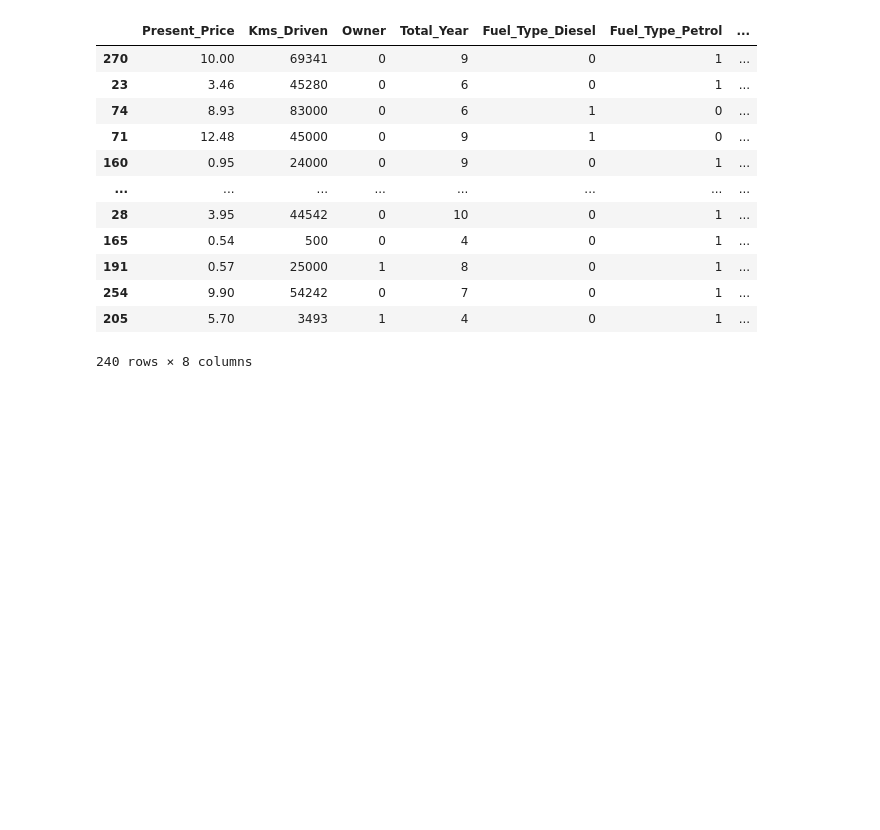
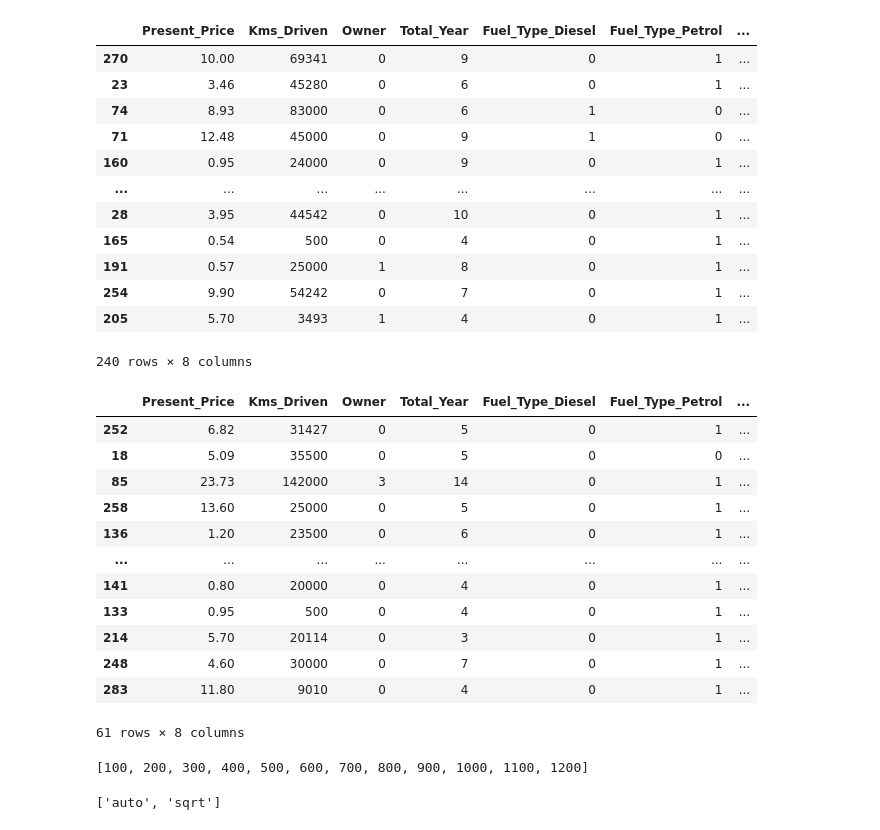
Before and after one commit to bidhyapokharel/Machine-Learning-Project, a Jupyter notebook: Untitled.ipynb, the cells around one changed output. Saved outputs shown, nothing was run; the diff lists cells and outputs as text; code cells hidden in the pictures; blank space fills up the shorter version.

```diff
--- a/Untitled.ipynb
+++ b/Untitled.ipynb
@@ -273,0 +272,16 @@ x
+# %%
+x_test
+# %% [output]
+|  | Present_Price | Kms_Driven | Owner | Total_Year | Fuel_Type_Diesel | Fuel_Type_Petrol | ... |
+| 252 | 6.82 | 31427 | 0 | 5 | 0 | 1 | ... |
+| 18 | 5.09 | 35500 | 0 | 5 | 0 | 0 | ... |
+| 85 | 23.73 | 142000 | 3 | 14 | 0 | 1 | ... |
+| 258 | 13.60 | 25000 | 0 | 5 | 0 | 1 | ... |
+| 136 | 1.20 | 23500 | 0 | 6 | 0 | 1 | ... |
+| ... | ... | ... | ... | ... | ... | ... | ... |
+| 141 | 0.80 | 20000 | 0 | 4 | 0 | 1 | ... |
+| 133 | 0.95 | 500 | 0 | 4 | 0 | 1 | ... |
+| 214 | 5.70 | 20114 | 0 | 3 | 0 | 1 | ... |
+| 248 | 4.60 | 30000 | 0 | 7 | 0 | 1 | ... |
+| 283 | 11.80 | 9010 | 0 | 4 | 0 | 1 | ... |
+61 rows × 8 columns
@@ -273,0 +293,11 @@ x
+# %%
+n_estimators = [int(x) for x in np.linspace(start=100,stop=1200,num=12)]
+print(n_estimators)
+# %% [output]
+[100, 200, 300, 400, 500, 600, 700, 800, 900, 1000, 1100, 1200]
+# %%
+# Number of features to consider at every split
+max_features=['auto','sqrt']
+max_features
+# %% [output]
+['auto', 'sqrt']
```
Also changed, not shown: parts of 11 cells of this notebook.
